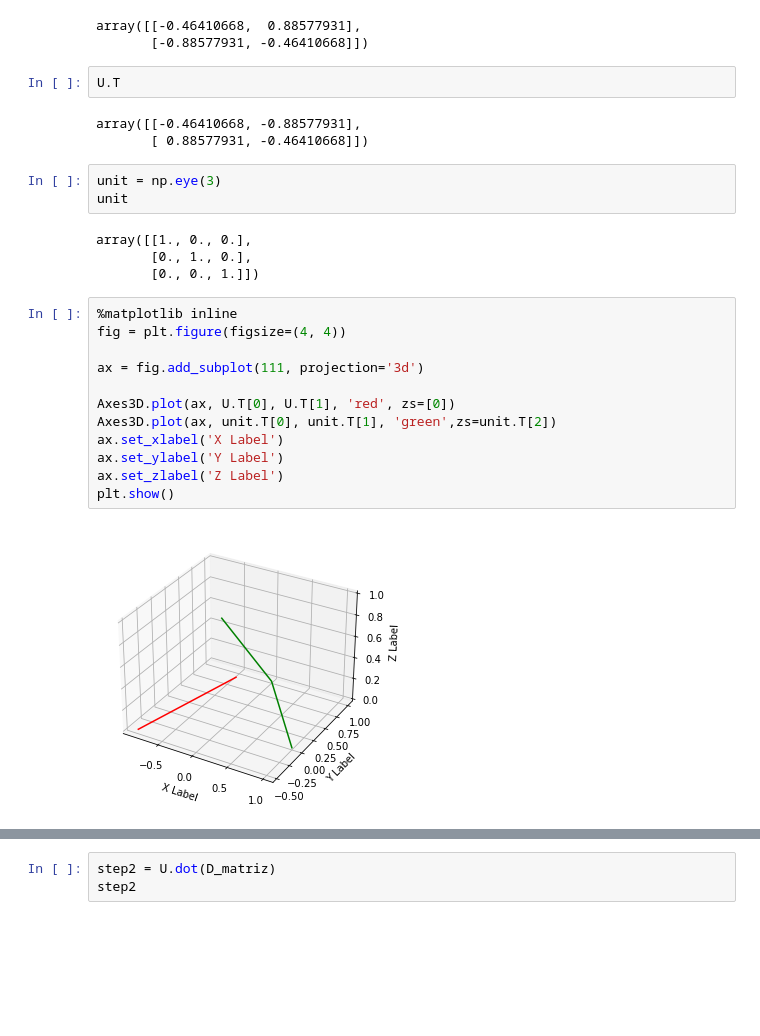
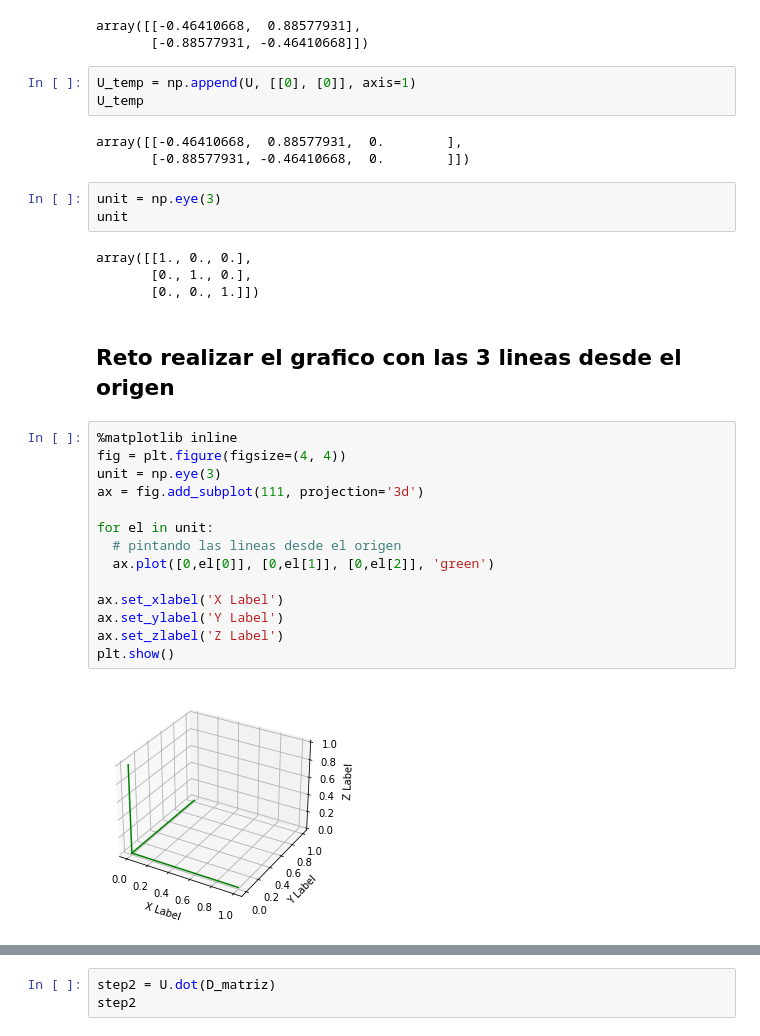
Before and after one commit to LuisReyes98/platzi-algebra-lineal-ml, a Jupyter notebook: 01 - Transformaciones Lineales y Descomposicion de Matrices/05 - Descomponer una matriz no cuadrada - SVD.ipynb, the cells around one changed output, grey strips where cells are left out. Saved outputs shown, nothing was run; the diff lists cells and outputs as text; blank space fills up the shorter version.

```diff
--- a/01 - Transformaciones Lineales y Descomposicion de Matrices/05 - Descomponer una matriz no cuadrada - SVD.ipynb
+++ b/01 - Transformaciones Lineales y Descomposicion de Matrices/05 - Descomponer una matriz no cuadrada - SVD.ipynb
@@ -235,11 +240,12 @@ U
 # %% [output]
 array([[-0.46410668,  0.88577931],
        [-0.88577931, -0.46410668]])
-# %%
-U.T
-# %% [output]
-array([[-0.46410668, -0.88577931],
-       [ 0.88577931, -0.46410668]])
+# %%
+U_temp = np.append(U, [[0], [0]], axis=1)
+U_temp
+# %% [output]
+array([[-0.46410668,  0.88577931,  0.        ],
+       [-0.88577931, -0.46410668,  0.        ]])
 # %%
 unit = np.eye(3)
 unit
@@ -247,17 +253,21 @@ unit
 array([[1., 0., 0.],
        [0., 1., 0.],
        [0., 0., 1.]])
+# %% [markdown]
+## Reto realizar el grafico con las 3 lineas desde el origen
 # %%
 %matplotlib inline
 fig = plt.figure(figsize=(4, 4))
-
+unit = np.eye(3)
 ax = fig.add_subplot(111, projection='3d')
 
-Axes3D.plot(ax, U.T[0], U.T[1], 'red', zs=[0])
-Axes3D.plot(ax, unit.T[0], unit.T[1], 'green',zs=unit.T[2])
+for el in unit:
+  # pintando las lineas desde el origen
+  ax.plot([0,el[0]], [0,el[1]], [0,el[2]], 'green')
+
 ax.set_xlabel('X Label')
 ax.set_ylabel('Y Label')
 ax.set_zlabel('Z Label')
 plt.show()
 # %% [output]
-[figure, old version]
+[figure, new version]
```
Also changed, not shown: parts of 21 cells of this notebook, 9 other files.
